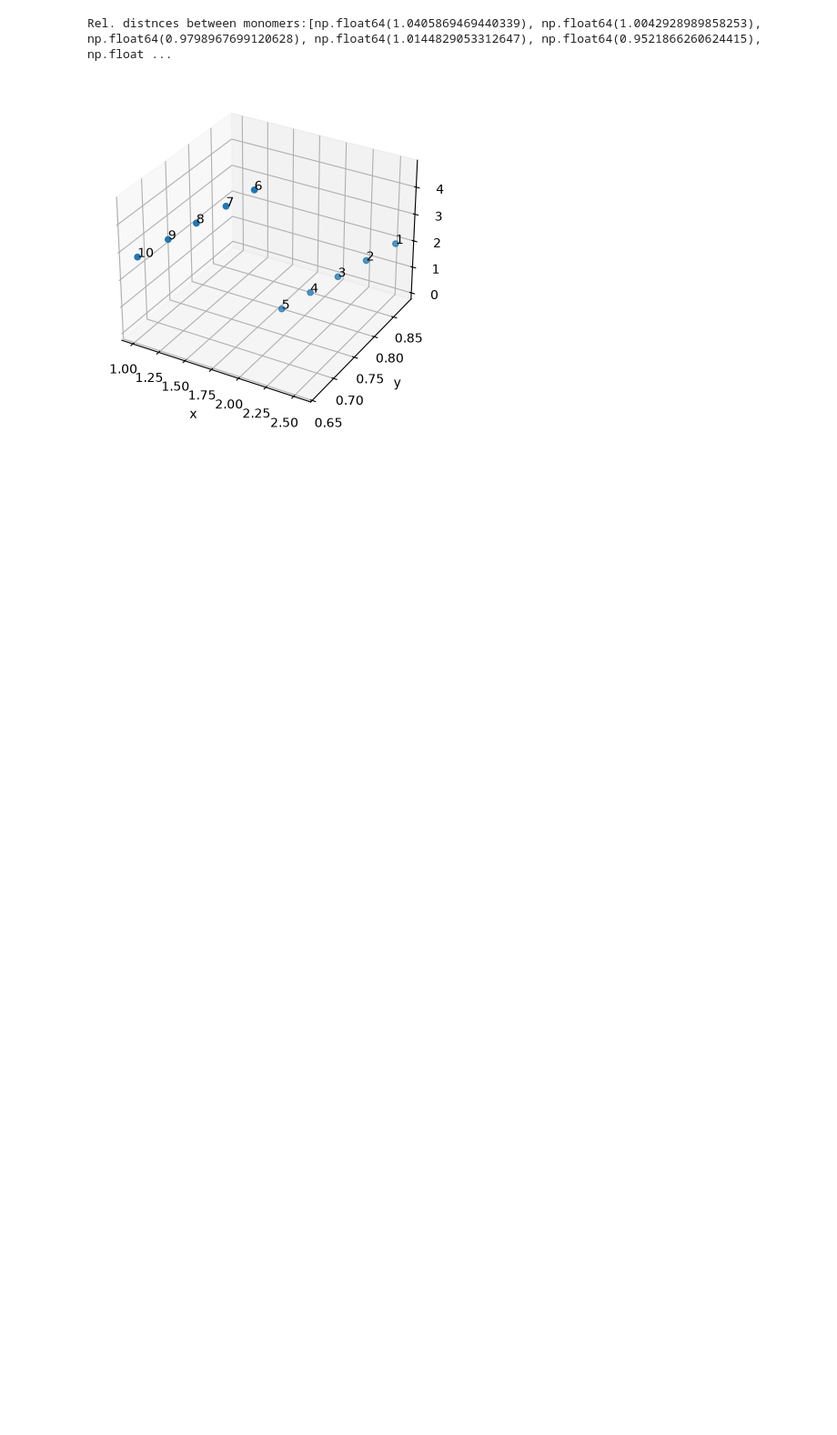
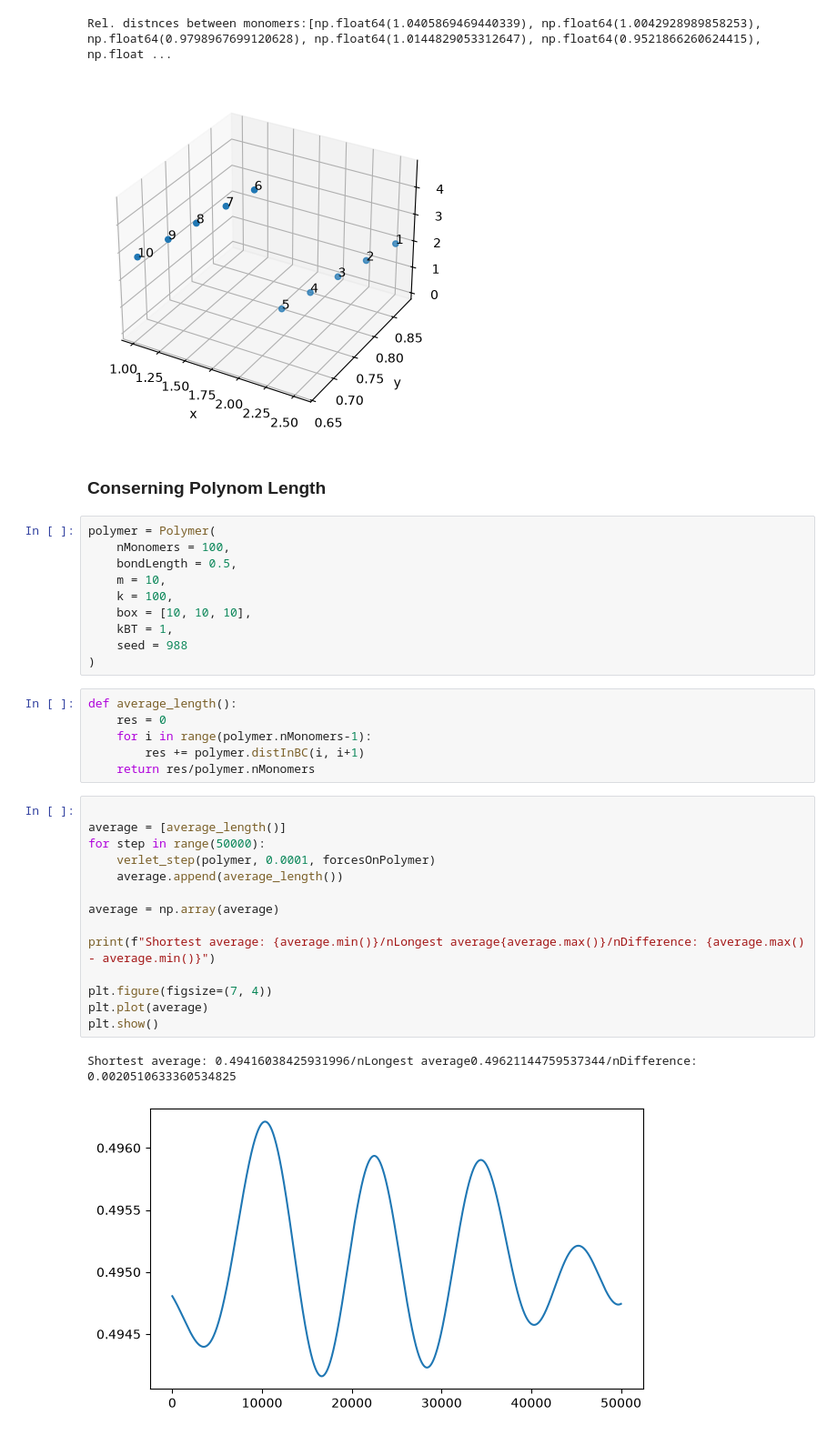
Before and after one commit to olegoniy/mpcd, a Jupyter notebook: notebooks/plots.ipynb, the cells around one changed output. Shown at 91% size. Drawn from its saved outputs; the diff is of its cells as text; blank space fills up the shorter version.

Commit message:
Added polymer md add some tests

```diff
--- a/notebooks/plots.ipynb
+++ b/notebooks/plots.ipynb
@@ -187,3 +191,38 @@ plt.show()
 # %% [output]
 Rel. distnces between monomers:[np.float64(1.0405869469440339), np.float64(1.0042928989858253), np.float64(0.9798967699120628), np.float64(1.0144829053312647), np.float64(0.9521866260624415), np.float ...
 [figure]
+# %% [markdown]
+### Conserning Polynom Length
+# %%
+polymer = Polymer(
+    nMonomers = 100,
+    bondLength = 0.5,
+    m = 10,
+    k = 100,
+    box = [10, 10, 10],
+    kBT = 1,
+    seed = 988
+)
+# %%
+def average_length():
+    res = 0
+    for i in range(polymer.nMonomers-1):
+        res += polymer.distInBC(i, i+1)
+    return res/polymer.nMonomers
+# %%
+
+average = [average_length()]
+for step in range(50000):
+    verlet_step(polymer, 0.0001, forcesOnPolymer)
+    average.append(average_length())
+
+average = np.array(average)
+
+print(f"Shortest average: {average.min()}/nLongest average{average.max()}/nDifference: {average.max() - average.min()}")
+
+plt.figure(figsize=(7, 4))
+plt.plot(average)
+plt.show()
+# %% [output]
+Shortest average: 0.49416038425931996/nLongest average0.49621144759537344/nDifference: 0.0020510633360534825
+[figure, added]
```
Also changed, not shown: parts of 2 cells of this notebook, 6 other files.
